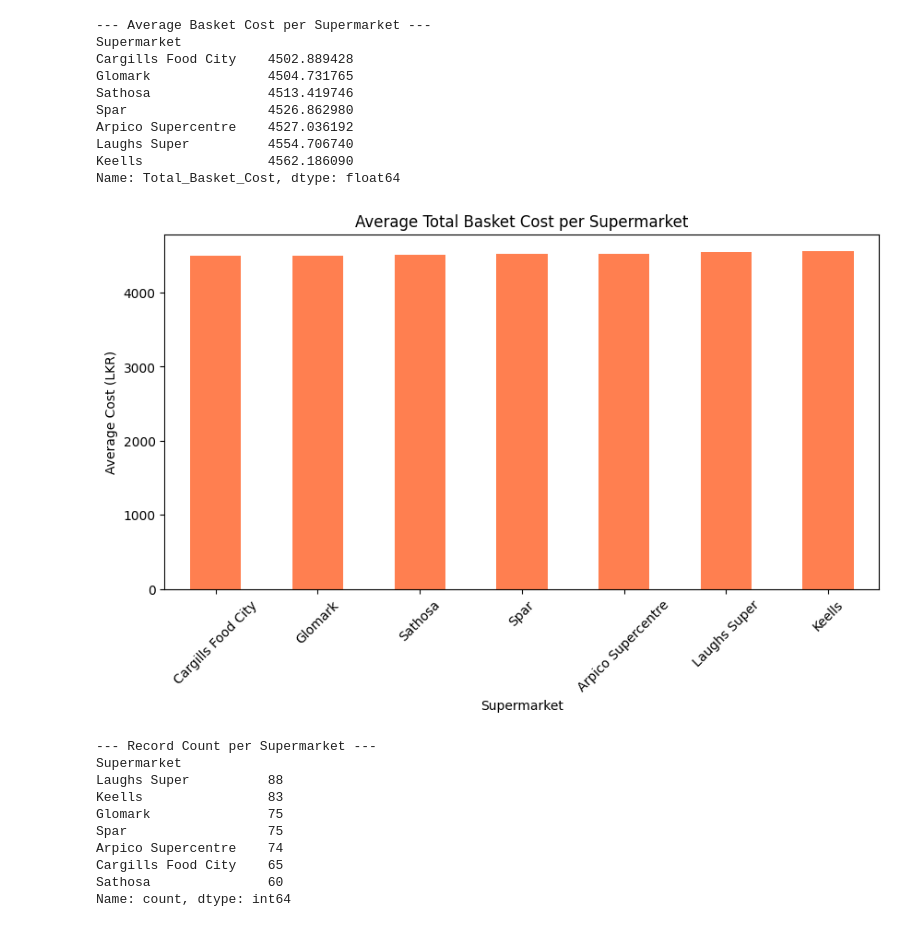
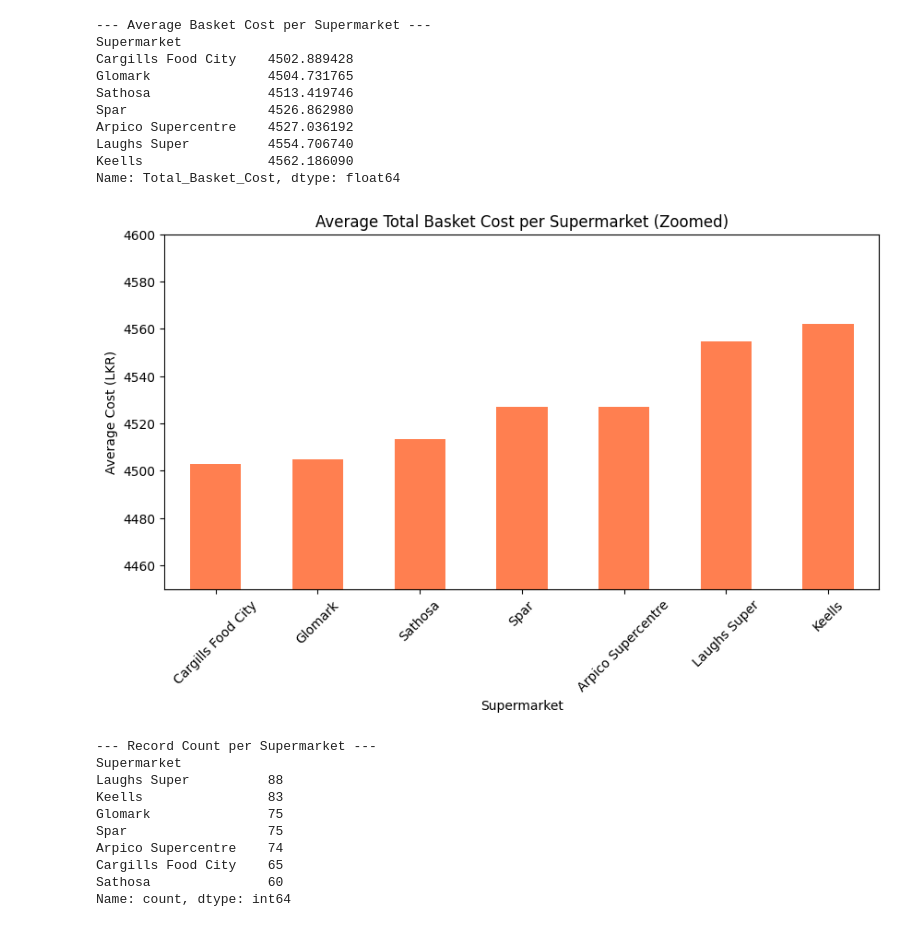
Before and after one commit to SachinthaRashen/SLConsumerPriceAnalysis-DataScieneAssignment, a Jupyter notebook: Data_Science_Assignment.ipynb, the cells around one changed output. Drawn from its saved outputs; the diff is of its cells as text; code cells hidden in the pictures.

```diff
--- a/Data_Science_Assignment.ipynb
+++ b/Data_Science_Assignment.ipynb
@@ -180,12 +180,16 @@ Name: Total_Basket_Cost, dtype: float64
 # %%
 avg_cost.plot(kind='bar', figsize=(10, 5), color='coral')
 plt.title("Average Total Basket Cost per Supermarket")
 plt.ylabel("Average Cost (LKR)")
 plt.xlabel("Supermarket")
+
+# Zoom in on the range where the data actually sits
+plt.ylim(4450, 4600)
+
 plt.xticks(rotation=45)
 plt.show()
 # %% [output]
-[figure, old version]
+[figure, new version]
 # %%
 # Supermarket-wise Data Balance
 print("\n--- Record Count per Supermarket ---")
```
Also changed, not shown: parts of 1 cell of this notebook.
